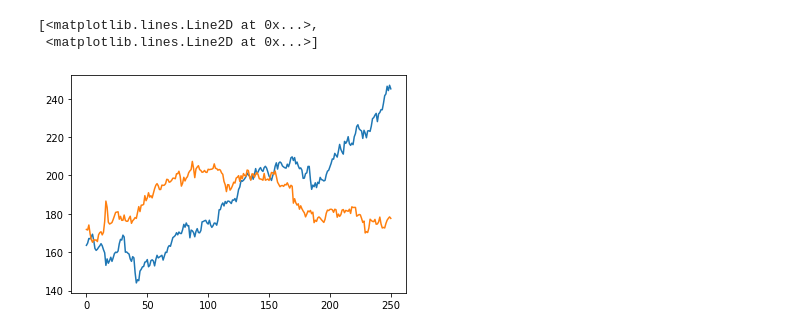
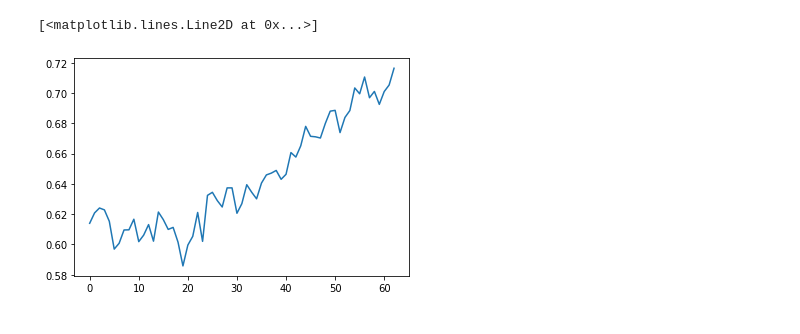
Before and after one commit to greengamma/long-short-trade-ideas-generator, a Jupyter notebook: notebooks/frontendpracticedata.ipynb, the cells around one changed output. Saved outputs shown, nothing was run; the diff lists cells and outputs as text; code cells hidden in the pictures.

```diff
--- a/notebooks/frontendpracticedata.ipynb
+++ b/notebooks/frontendpracticedata.ipynb
@@ -15,4 +15,0 @@ df.head()
-# %%
-df['Date'] = pd.to_datetime(df['Date'])
-df_last_year = df[df['Date'] < pd.to_datetime('2021-12-31')]
-df_last_year = df_last_year[df_last_year['Date'] > pd.to_datetime('2020-12-31')]
@@ -87,6 +16,5 @@ twoStocks
-# %%
-plt.plot(twoStocks[['Close_x','Close_y']])
-# %% [output]
-[<matplotlib.lines.Line2D at 0x...>,
- <matplotlib.lines.Line2D at 0x...>]
-[figure, removed]
+# %%
+plt.plot(df['OKE_LYB'])
+# %% [output]
+[<matplotlib.lines.Line2D at 0x...>]
+[figure, added]
```
Also changed, not shown: parts of 11 cells of this notebook, 3 other files.
